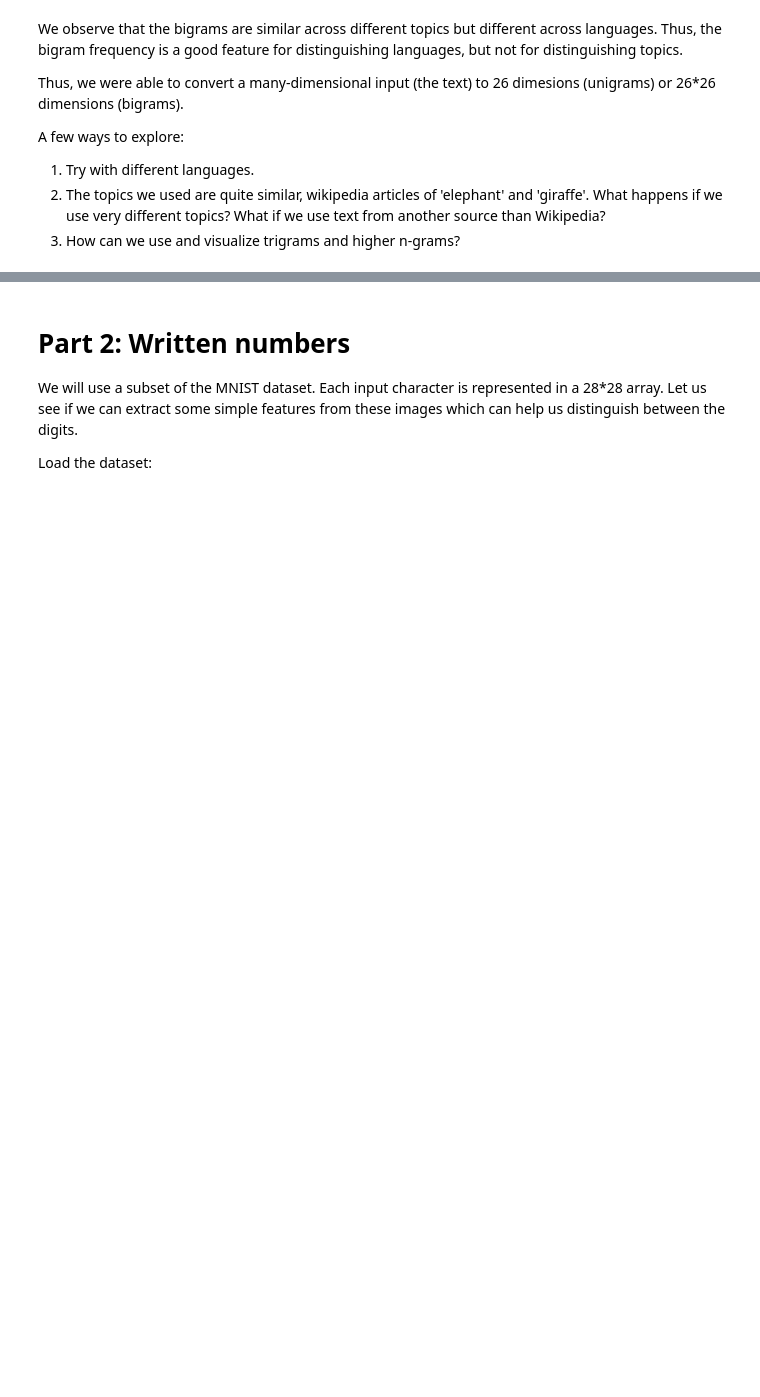
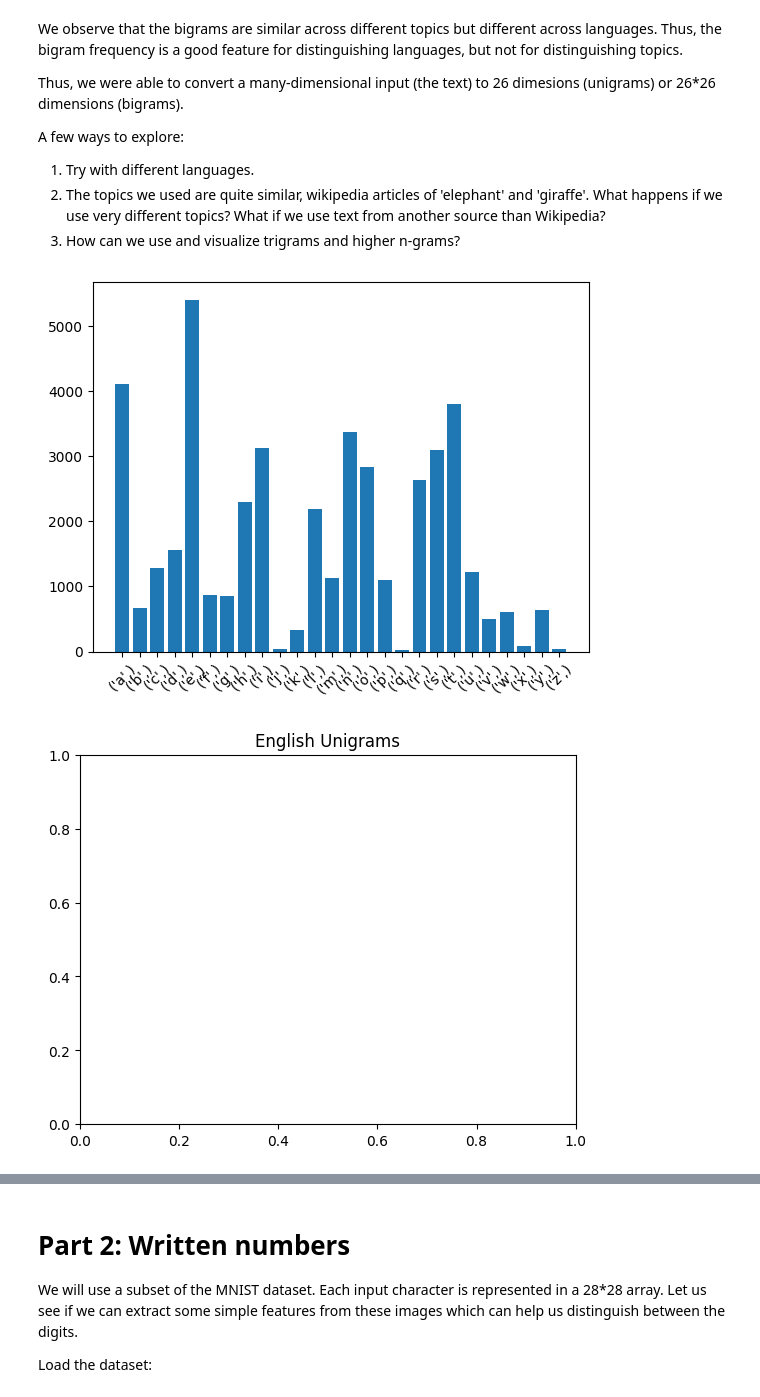
Before and after one commit to VyjayantiN/FMML-Projects-Assignments-2023, a Jupyter notebook: Module_01_Lab_01_Features.ipynb, the cells around one changed output, grey strips where cells are left out. Saved outputs shown, nothing was run; the diff lists cells and outputs as text; code cells hidden in the pictures; blank space fills up the shorter version.

```diff
--- a/Module_01_Lab_01_Features.ipynb
+++ b/Module_01_Lab_01_Features.ipynb
@@ -222,3 +231,69 @@ A few ways to explore:
 1. Try with different languages.
 2. The topics we used are quite similar, wikipedia articles of 'elephant' and 'giraffe'. What happens if we use very different topics? What if we use text from another source than Wikipedia?
 3. How can we use and visualize trigrams and higher n-grams?
+# %%
+#different languages - English & Telugu
+import re
+import wikipedia
+import matplotlib.pyplot as plt
+import numpy as np
+from collections import Counter
+from nltk.util import ngrams
+
+# Set the language to English
+wikipedia.set_lang('en')
+
+# Define the topics for English and Telugu
+topic_eng = 'Elephant'
+topic_tel = 'ఏనుగు'  # "Elephant" in Telugu
+
+# Download Wikipedia content for the specified topics
+eng_text = wikipedia.page(topic_eng).content
+tel_text = wikipedia.page(topic_tel).content
+
+# Define a function to clean up the text
+def cleanup(text):
+    text = text.lower()  # Convert to lowercase
+    text = re.sub(r'[^a-zఁ-ఃఅ-఼]+', '', text)  # Keep only English and Telugu characters
+    return text
+
+# Clean up the text for both English and Telugu
+eng_text = cleanup(eng_text)
+tel_text = cleanup(tel_text)
+
+# Define a function to plot the histogram
+def plothistogram(ngram):
+    keys = list(ngram.keys())
+    values = list(ngram.values())
+    # Convert Telugu characters to strings
+    keys = [str(key) for key in keys]
+    # Sort the keys in alphabetical order
+    sorted_keys, sorted_values = zip(*sorted(zip(keys, values), key=lambda x: x[0]))
+    plt.bar(sorted_keys, sorted_values)
+    plt.xticks(rotation=45)
+    plt.show()
+
+# Calculate and plot the frequency of unigrams (single characters)
+unigram_eng = Counter(ngrams(eng_text, 1))
+plothistogram(unigram_eng)
+plt.title('English Unigrams')
+plt.show()
+
+unigram_tel = Counter(ngrams(tel_text, 1))
+plothistogram(unigram_tel)
+plt.title('Telugu Unigrams')
+plt.show()
+
+# Calculate and plot the frequency of bigrams (groups of two characters)
+bigram_eng = Counter(ngrams(eng_text, 2))
+plothistogram(bigram_eng)
+plt.title('English Bigrams')
+plt.show()
+
+bigram_tel = Counter(ngrams(tel_text, 2))
+plothistogram(bigram_tel)
+plt.title('Telugu Bigrams')
+plt.show()
+# %% [output]
+[figure, added]
+[figure, added]
```
Also changed, not shown: parts of 13 cells of this notebook.
